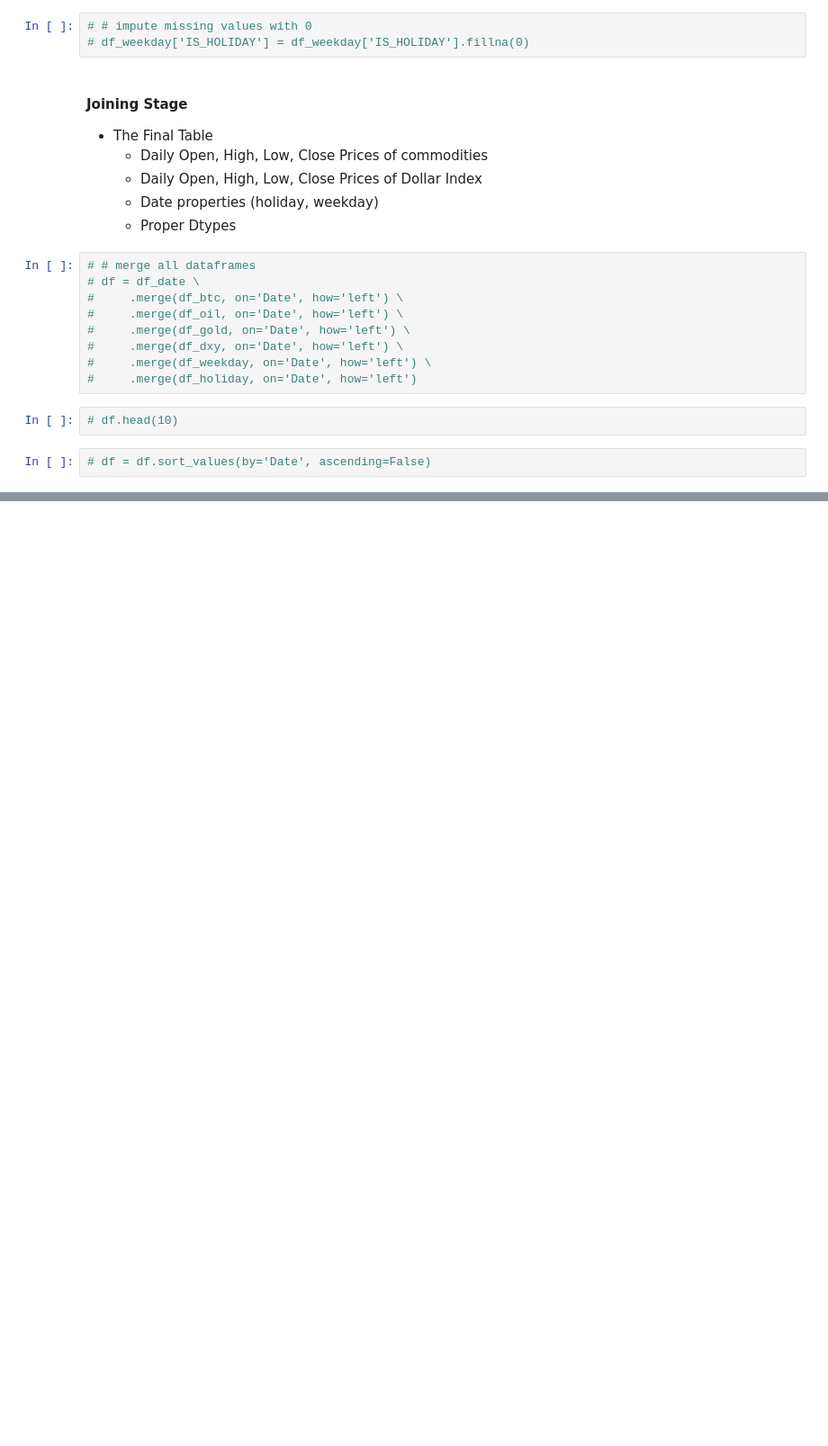
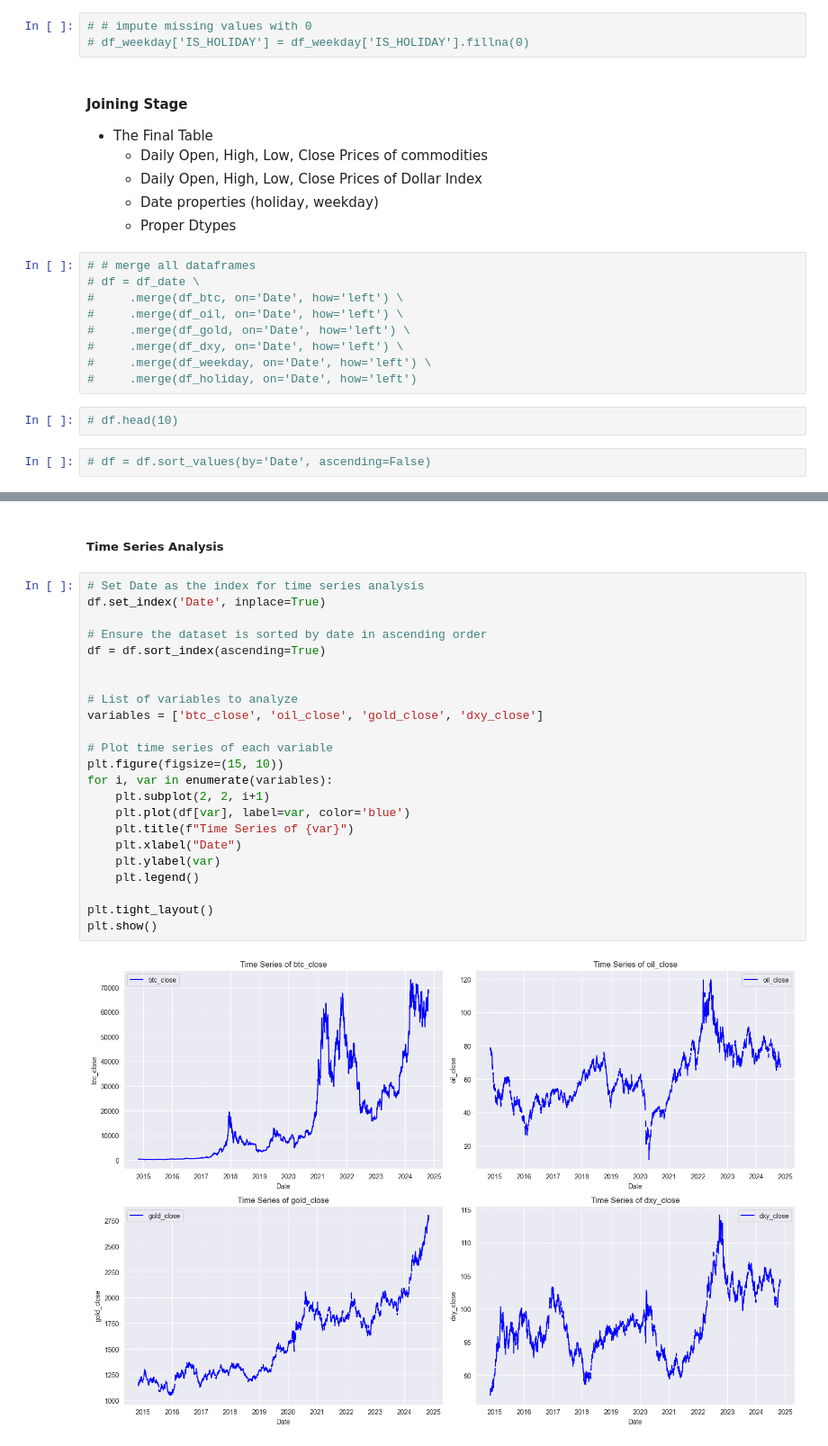
Before and after one commit to coderacheal/Inter-Market-Dynamics-Gold-Oil-Bitcoin-Dollar-Index, a Jupyter notebook: Notebooks/Intramarket Analysis.ipynb, the cells around one changed output, grey strips where cells are left out. Shown at 90% size. Drawn from its saved outputs; the diff is of its cells as text; blank space fills up the shorter version.

```diff
--- a/Notebooks/Intramarket Analysis.ipynb
+++ b/Notebooks/Intramarket Analysis.ipynb
@@ -214,0 +424,27 @@ df_date['Date'].min(), df_date['Date'].max()
+# %% [markdown]
+##### **Time Series Analysis**
+# %%
+# Set Date as the index for time series analysis
+df.set_index('Date', inplace=True)
+
+# Ensure the dataset is sorted by date in ascending order
+df = df.sort_index(ascending=True)
+
+
+# List of variables to analyze
+variables = ['btc_close', 'oil_close', 'gold_close', 'dxy_close']
+
+# Plot time series of each variable
+plt.figure(figsize=(15, 10))
+for i, var in enumerate(variables):
+    plt.subplot(2, 2, i+1)
+    plt.plot(df[var], label=var, color='blue')
+    plt.title(f"Time Series of {var}")
+    plt.xlabel("Date")
+    plt.ylabel(var)
+    plt.legend()
+
+plt.tight_layout()
+plt.show()
+# %% [output]
+[figure, added]
```
Also changed, not shown: parts of 32 cells of this notebook.
